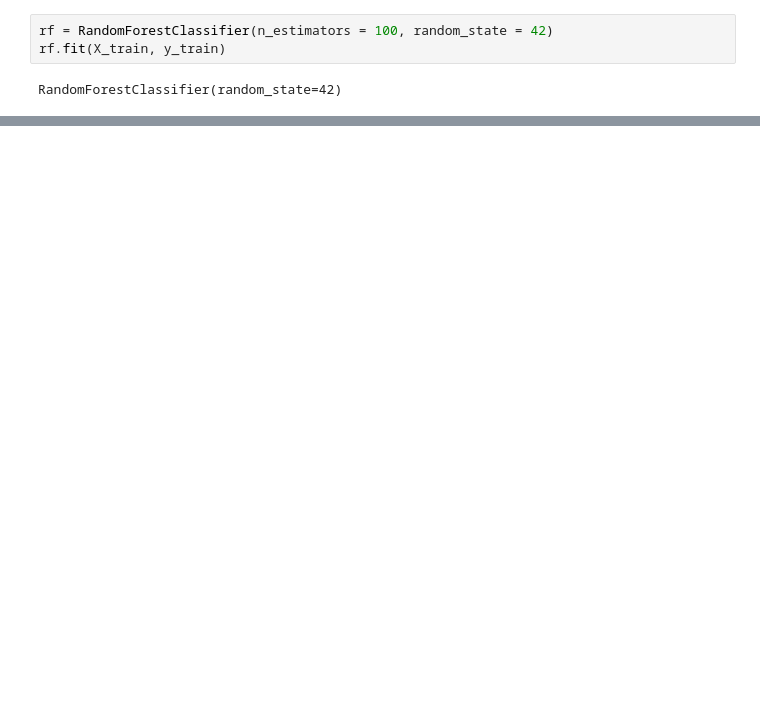
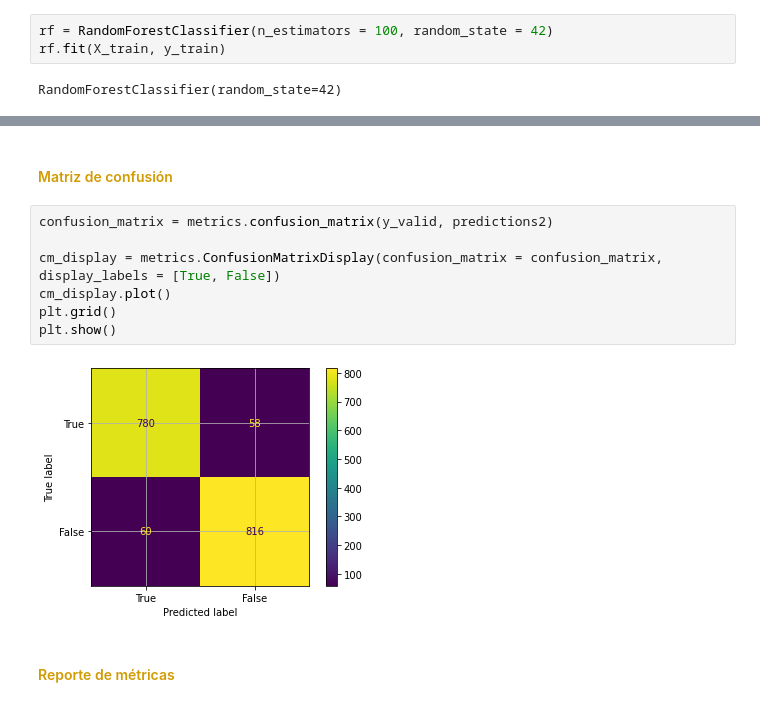
Before and after one commit to JavierCotto5201/LAB1_SDS, a Jupyter notebook: Laoratorio 1.ipynb, the cells around one changed output, grey strips where cells are left out. Cells and saved outputs as stored; diff of their text form; blank space fills up the shorter version.

```diff
--- a/Laoratorio 1.ipynb
+++ b/Laoratorio 1.ipynb
@@ -524,0 +314,13 @@ Matrix de confusión:  [[780  58]
+# %% [markdown]
+<h4 style="color:#d19b04">Matriz de confusión</h4>
+# %%
+confusion_matrix = metrics.confusion_matrix(y_valid, predictions2)
+
+cm_display = metrics.ConfusionMatrixDisplay(confusion_matrix = confusion_matrix, display_labels = [True, False])
+cm_display.plot()
+plt.grid()
+plt.show()
+# %% [output]
+[figure, added]
+# %% [markdown]
+<h4 style="color:#d19b04">Reporte de métricas</h4>
```
Also changed, not shown: parts of 70 cells of this notebook, 3 other files.
